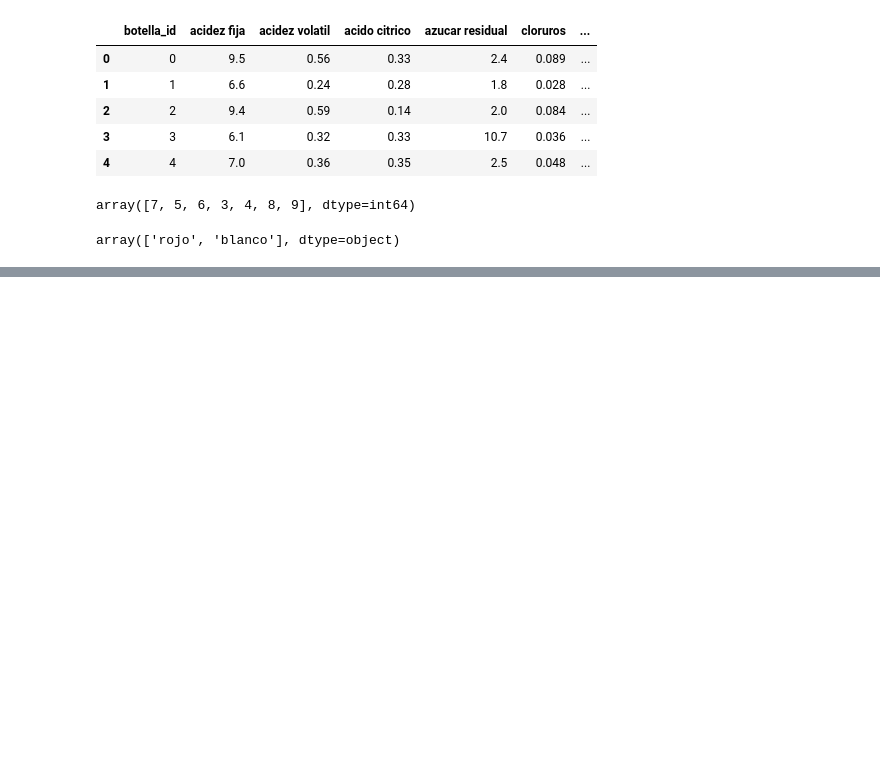
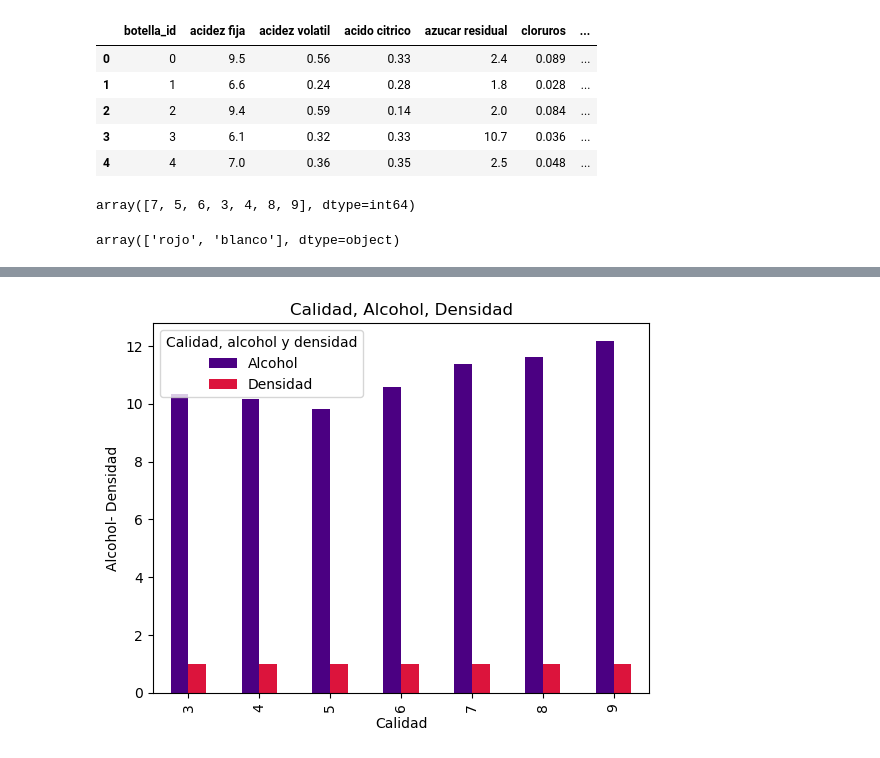
Before and after one commit to CarCarrasco1/Harvest, a Jupyter notebook: EDA.ipynb, the cells around one changed output, grey strips where cells are left out. Saved outputs shown, nothing was run; the diff lists cells and outputs as text; code cells hidden in the pictures; blank space fills up the shorter version.

```diff
--- a/EDA.ipynb
+++ b/EDA.ipynb
@@ -101,0 +54,3 @@ plt.show()
+# %%
+df_tintos = vinos[vinos['color'] == 'rojo']
+df_blancos = vinos[vinos['color'] == 'blanco']
@@ -101,0 +122,5 @@ plt.show()
+# %%
+#BLANCOS
+
+rel_1 = pd.pivot_table(df_blancos, index=['calidad'],values = ["alcohol","densidad"],aggfunc='mean')
+rel_1
@@ -101,0 +137,9 @@ plt.show()
+# %%
+rel_1.plot(kind="bar", color=['indigo', 'crimson'])
+plt.title('Calidad, Alcohol, Densidad')
+plt.xlabel('Calidad')
+plt.ylabel('Alcohol- Densidad')
+plt.legend(title='Calidad, alcohol y densidad', labels=['Alcohol', 'Densidad'])
+plt.show()
+# %% [output]
+[figure, added]
```
Also changed, not shown: parts of 17 cells of this notebook.
